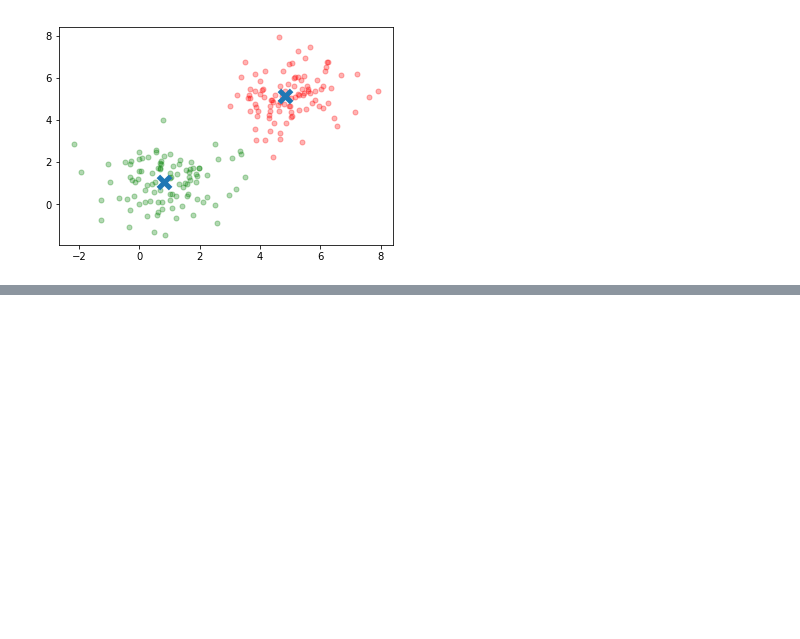
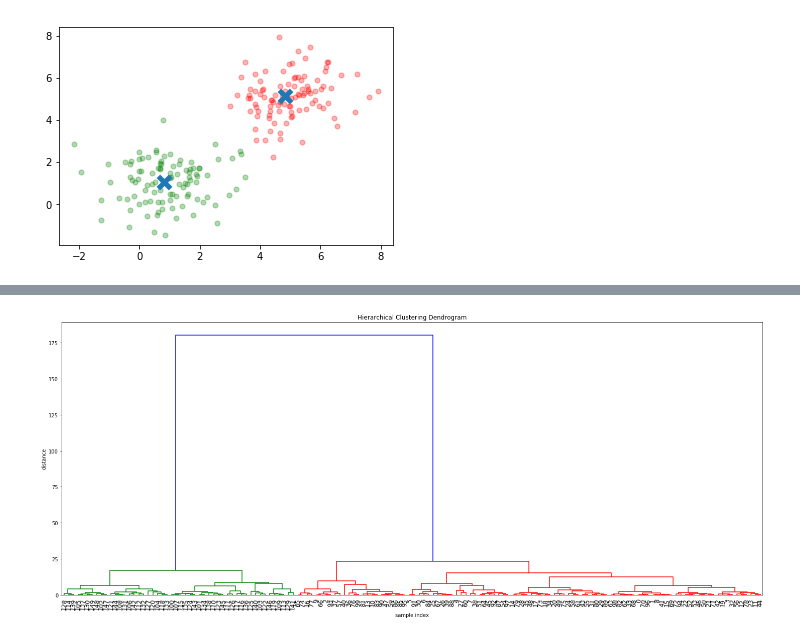
Before and after one commit to ciortanmadalina/gan, a Jupyter notebook: hierarchical-clustering.ipynb, the cells around one changed output, grey strips where cells are left out. Saved outputs shown, nothing was run; the diff lists cells and outputs as text; code cells hidden in the pictures; blank space fills up the shorter version.

```diff
--- a/hierarchical-clustering.ipynb
+++ b/hierarchical-clustering.ipynb
@@ -65,0 +96,16 @@ plt.scatter(cluster_centers[:, 0], cluster_centers[:, 1], marker="x", s = 150, l
+# %%
+
+# calculate full dendrogram
+plt.figure(figsize=(25, 10))
+plt.title('Hierarchical Clustering Dendrogram')
+plt.xlabel('sample index')
+plt.ylabel('distance')
+dendrogram(
+    Z,
+    leaf_rotation=90.,  # rotates the x axis labels
+    leaf_font_size=12.,  # font size for the x axis labels
+)
+plt.xticks(rotation=85)
+plt.show()
+# %% [output]
+[figure, added]
```
Also changed, not shown: parts of 6 cells of this notebook, 5 other files.
